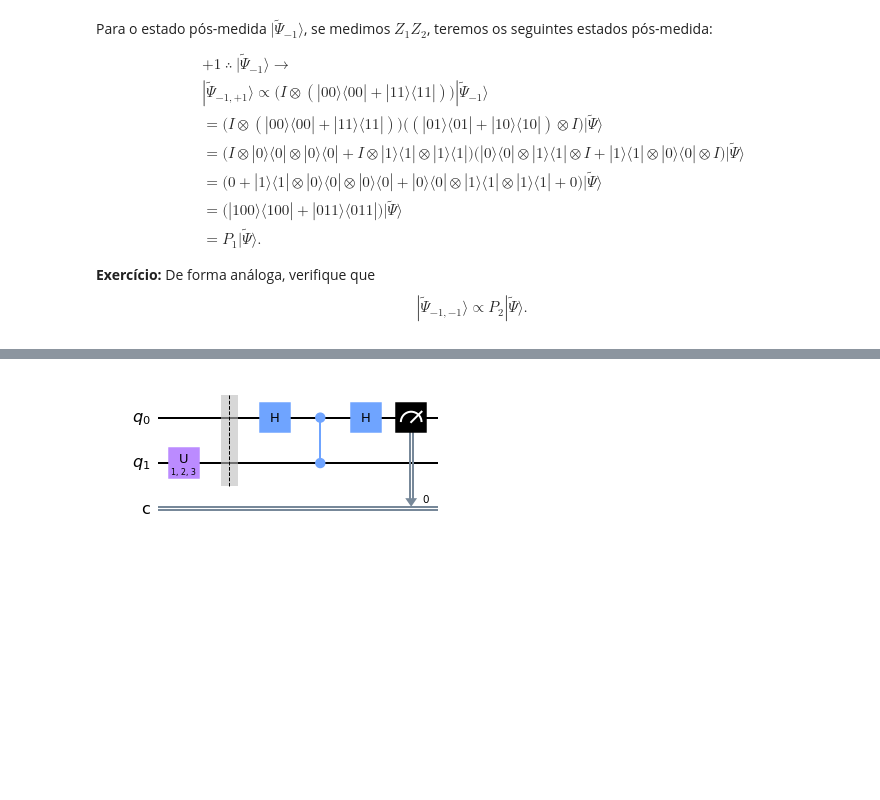
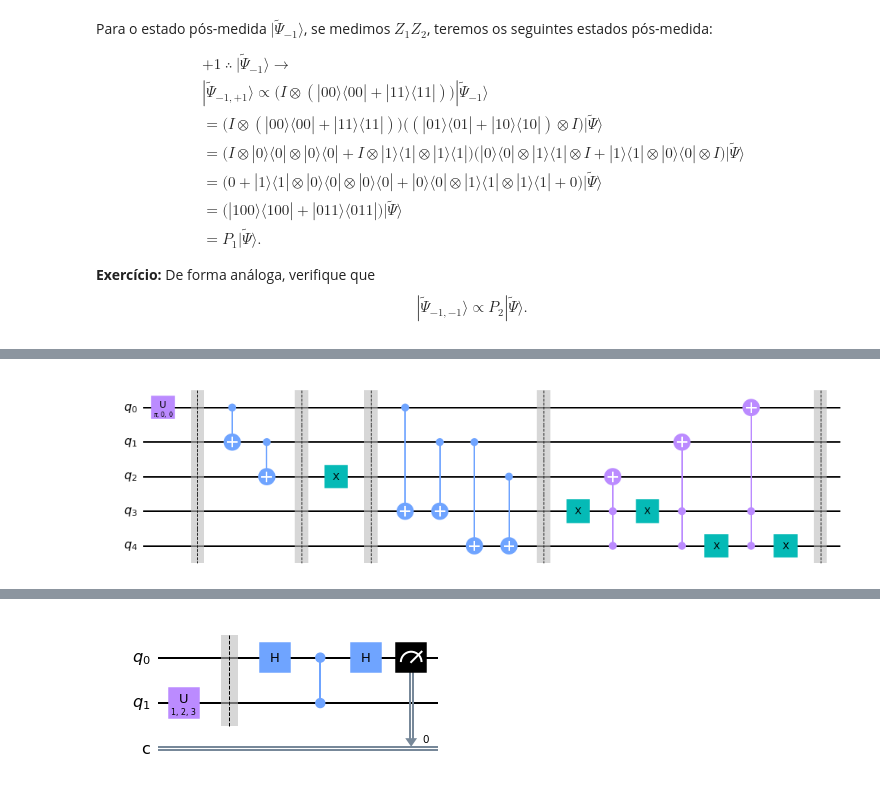
Before and after one commit to abbarreto/qiskit, a Jupyter notebook: 16_22_error_correction_bit_flip.ipynb, the cells around one changed output, grey strips where cells are left out. Drawn from its saved outputs; the diff is of its cells as text; code cells hidden in the pictures; blank space fills up the shorter version.

```diff
--- a/16_22_error_correction_bit_flip.ipynb
+++ b/16_22_error_correction_bit_flip.ipynb
@@ -216,0 +239,20 @@ __OBS:__ Tem muitas questões que temos que ver aqui. Por exemplo, se o erro oco
+# %%
+def qc_ec_bf(th, ph, lb, j):
+    qc = QuantumCircuit(5, name = 'EC_BF')
+    qc.u(th, ph, lb, [0]) # qubit state preparation
+    qc.barrier()
+    qc.cx([0], [1]); qc.cx([1], [2]) # encoding
+    qc.barrier()
+    if j == 0 or j == 1 or j == 2:  # error
+        qc.x([j])
+    qc.barrier()
+    qc.cx([0], [3]); qc.cx([1], [3]); qc.cx([1], [4]); qc.cx([2], [4]) # syndrome detection
+    qc.barrier()
+    qc.x([3]); qc.ccx([4], [3], [2]); qc.x([3]); qc.ccx([4], [3], [1]) # correction
+    qc.x([4]); qc.ccx([4], [3], [0]); qc.x([4]) # correction
+    qc.barrier()
+    return qc
+th, ph, lb = math.pi, 0.0, 0.0; j = 2; qc_ec_bf_ = qc_ec_bf(th, ph, lb, j)
+qc_ec_bf_.draw(output = 'mpl')
+# %% [output]
+[figure, added]
```
Also changed, not shown: parts of 41 cells of this notebook, 3 other files.
